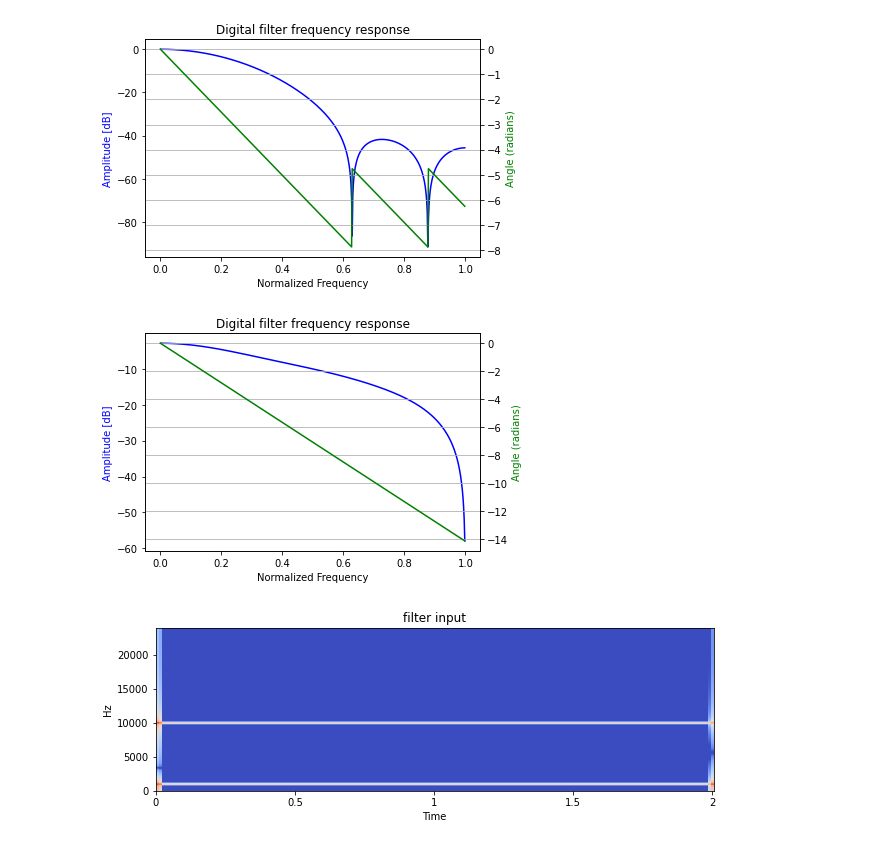
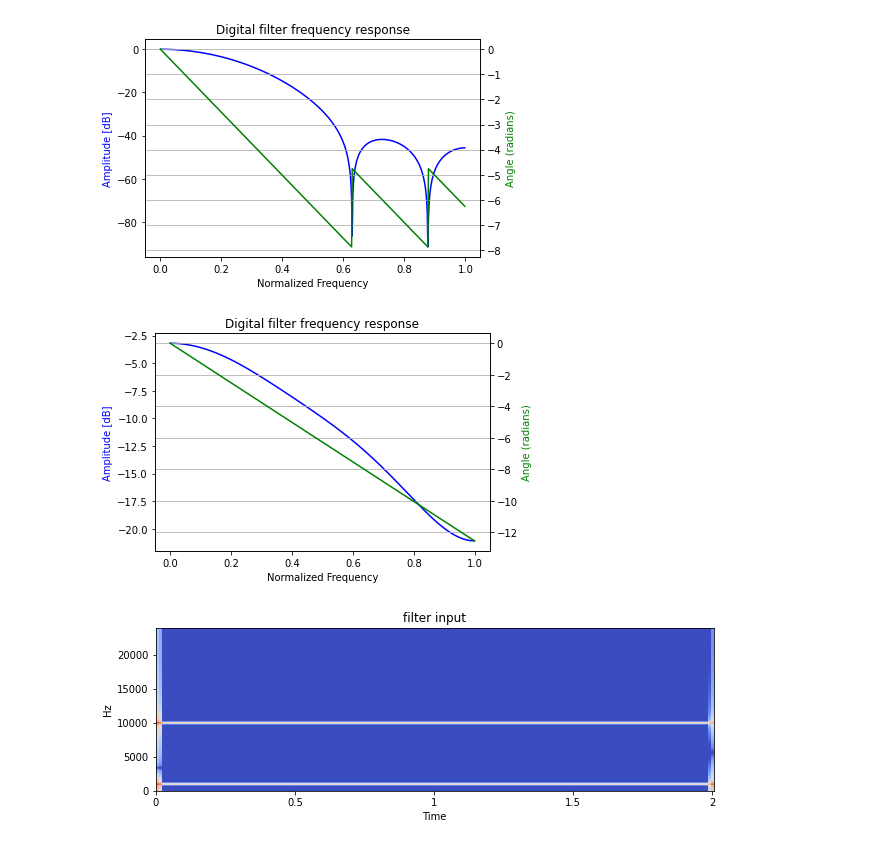
Before and after one commit to MCT-master/MCT4001, a Jupyter notebook: python/notebooks/PythonSession8.ipynb, the cells around one changed output. Cells and saved outputs as stored; diff of their text form; code cells hidden in the pictures.

```diff
--- a/python/notebooks/PythonSession8.ipynb
+++ b/python/notebooks/PythonSession8.ipynb
@@ -116,20 +116,20 @@ myFiltResponse(b,1,sr)
 # %%
 # designing low pass FIR filter with firwin2
 
-numtaps = 10 #filter lenght
+numtaps = 9 #filter lenght
 
 freqs = [0.0, 0.2, 1.0] #list of normalized frequency values (between 0 and 1, unless fs is specified)
                         # must start with 0 and finish with 2 (or fs/2 if fs specified)
 
-gains = [1.0, 0.5, 0.0] #list of corresponding gain values (between 0 and 1=
+gains = [1.0, 0.5, 0.0] #list of corresponding gain values (between 0 and 1)
 
 
 b = signal.firwin2(numtaps, freqs, gains)
 
 # displaying response
 myFiltResponse(b,1,sr)
 # %% [output]
-[figure, old version]
+[figure, new version]
 # %%
 # testing the filter with a signal with two components
 
```
Also changed, not shown: parts of 2 cells of this notebook.
